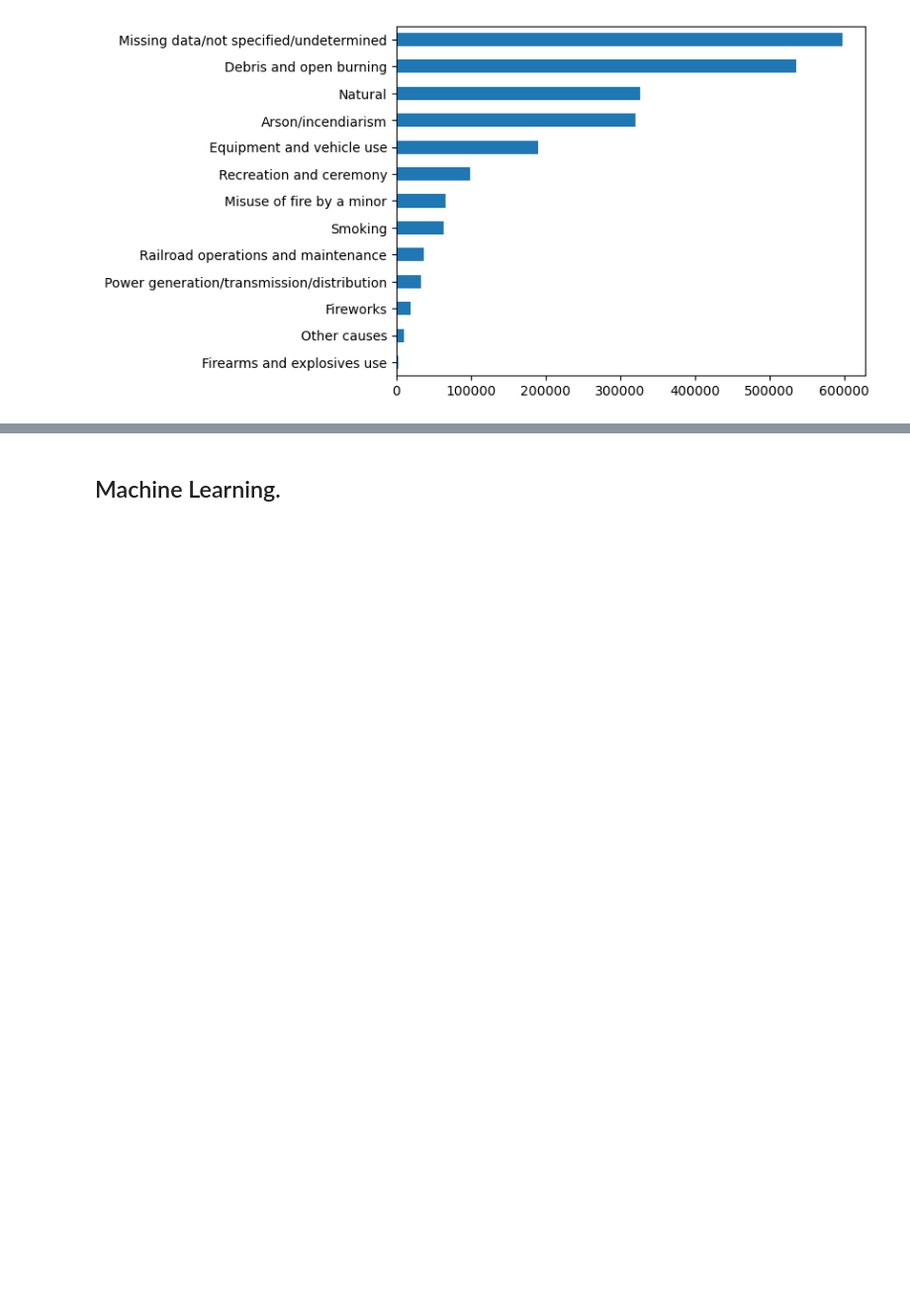
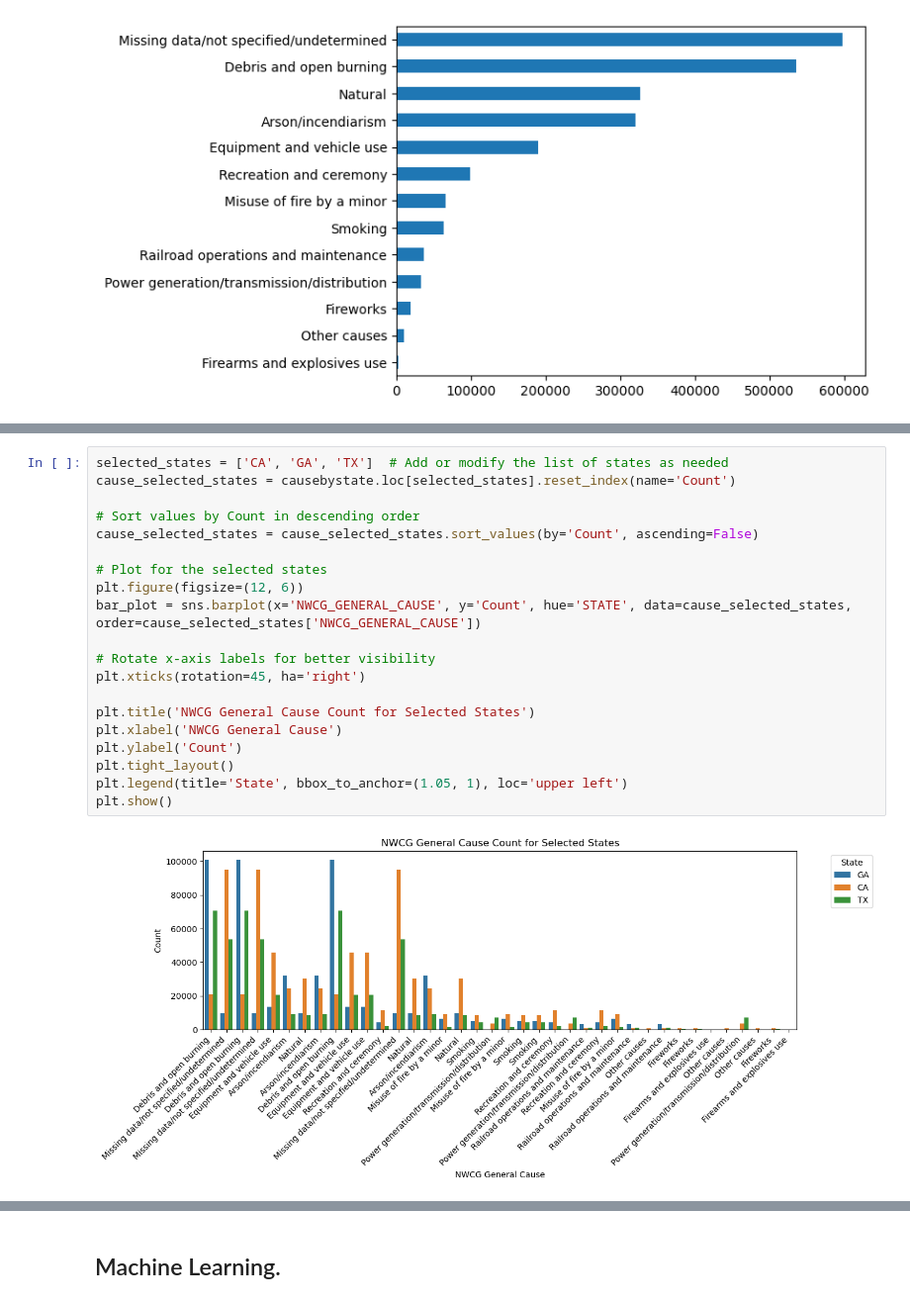
Before and after one commit to clovestad/Wild_fires, a Jupyter notebook: wildfires.ipynb, the cells around one changed output, grey strips where cells are left out. Shown: that part at 99% size. Cells and saved outputs as stored; diff of their text form; blank space fills up the shorter version.

```diff
--- a/wildfires.ipynb
+++ b/wildfires.ipynb
@@ -233,0 +206,22 @@ df[df['STATE']=='CA']
+# %%
+selected_states = ['CA', 'GA', 'TX']  # Add or modify the list of states as needed
+cause_selected_states = causebystate.loc[selected_states].reset_index(name='Count')
+
+# Sort values by Count in descending order
+cause_selected_states = cause_selected_states.sort_values(by='Count', ascending=False)
+
+# Plot for the selected states
+plt.figure(figsize=(12, 6))
+bar_plot = sns.barplot(x='NWCG_GENERAL_CAUSE', y='Count', hue='STATE', data=cause_selected_states, order=cause_selected_states['NWCG_GENERAL_CAUSE'])
+
+# Rotate x-axis labels for better visibility
+plt.xticks(rotation=45, ha='right')
+
+plt.title('NWCG General Cause Count for Selected States')
+plt.xlabel('NWCG General Cause')
+plt.ylabel('Count')
+plt.tight_layout()
+plt.legend(title='State', bbox_to_anchor=(1.05, 1), loc='upper left')
+plt.show()
+# %% [output]
+[figure, added]
```
Also changed, not shown: parts of 11 cells of this notebook, 2 other files.
